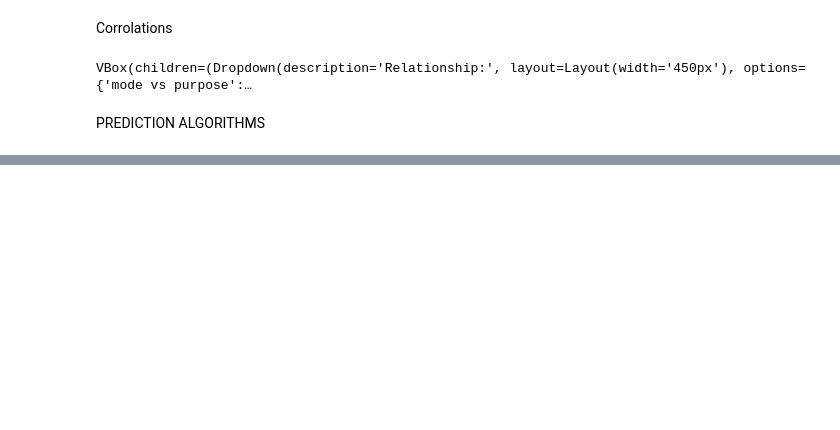
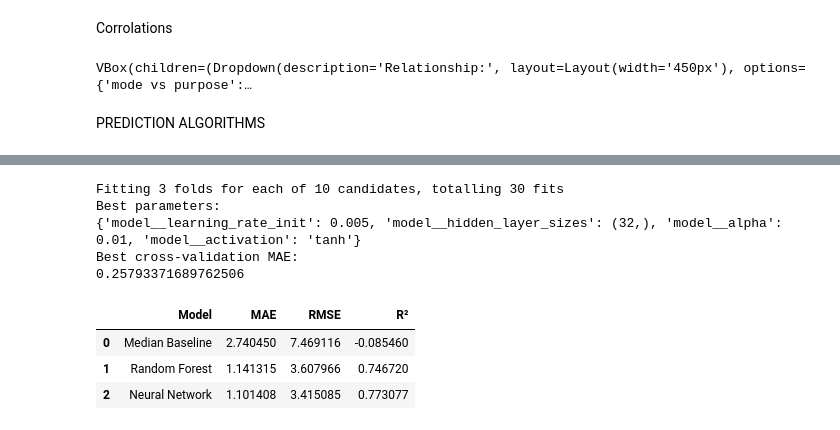
Before and after one commit to VSHellkite/ML_CA_2_2021417, a Jupyter notebook: ML_CA2_2021417.ipynb, the cells around one changed output, grey strips where cells are left out. Drawn from its saved outputs; the diff is of its cells as text; code cells hidden in the pictures; blank space fills up the shorter version.

```diff
--- a/ML_CA2_2021417.ipynb
+++ b/ML_CA2_2021417.ipynb
@@ -1043,0 +1466,64 @@ PREDICTION ALGORITHMS
+# %%
+nn_search = RandomizedSearchCV(
+    estimator=nn_tuning_pipeline,
+    param_distributions=parameter_distributions,
+    n_iter=10,
+    scoring="neg_mean_absolute_error",
+    cv=3,
+    random_state=42,
+    n_jobs=-1,
+    verbose=1
+)
+
+nn_search.fit(
+    tuning_sample,
+    np.log1p(tuning_target)
+)
+
+print("Best parameters:")
+print(nn_search.best_params_)
+
+print("Best cross-validation MAE:")
+print(-nn_search.best_score_)
+# %% [output]
+Fitting 3 folds for each of 10 candidates, totalling 30 fits
+Best parameters:
+{'model__learning_rate_init': 0.005, 'model__hidden_layer_sizes': (32,), 'model__alpha': 0.01, 'model__activation': 'tanh'}
+Best cross-validation MAE:
+0.25793371689762506
+# %%
+dummy_results, dummy_predictions = evaluate_regression_model(
+    dummy_pipeline,
+    X_test,
+    y_test,
+    "Median Baseline"
+)
+
+rf_results, rf_predictions = evaluate_regression_model(
+    random_forest_model,
+    X_test,
+    y_test,
+    "Random Forest"
+)
+
+nn_results, nn_predictions = evaluate_regression_model(
+    neural_network_model,
+    X_test,
+    y_test,
+    "Neural Network"
+)
+# %%
+model_results = pd.DataFrame(
+    [
+        dummy_results,
+        rf_results,
+        nn_results
+    ]
+)
+
+model_results
+# %% [output]
+|  | Model | MAE | RMSE | R² |
+| 0 | Median Baseline | 2.740450 | 7.469116 | -0.085460 |
+| 1 | Random Forest | 1.141315 | 3.607966 | 0.746720 |
+| 2 | Neural Network | 1.101408 | 3.415085 | 0.773077 |
```
Also changed, not shown: parts of 23 cells of this notebook.
